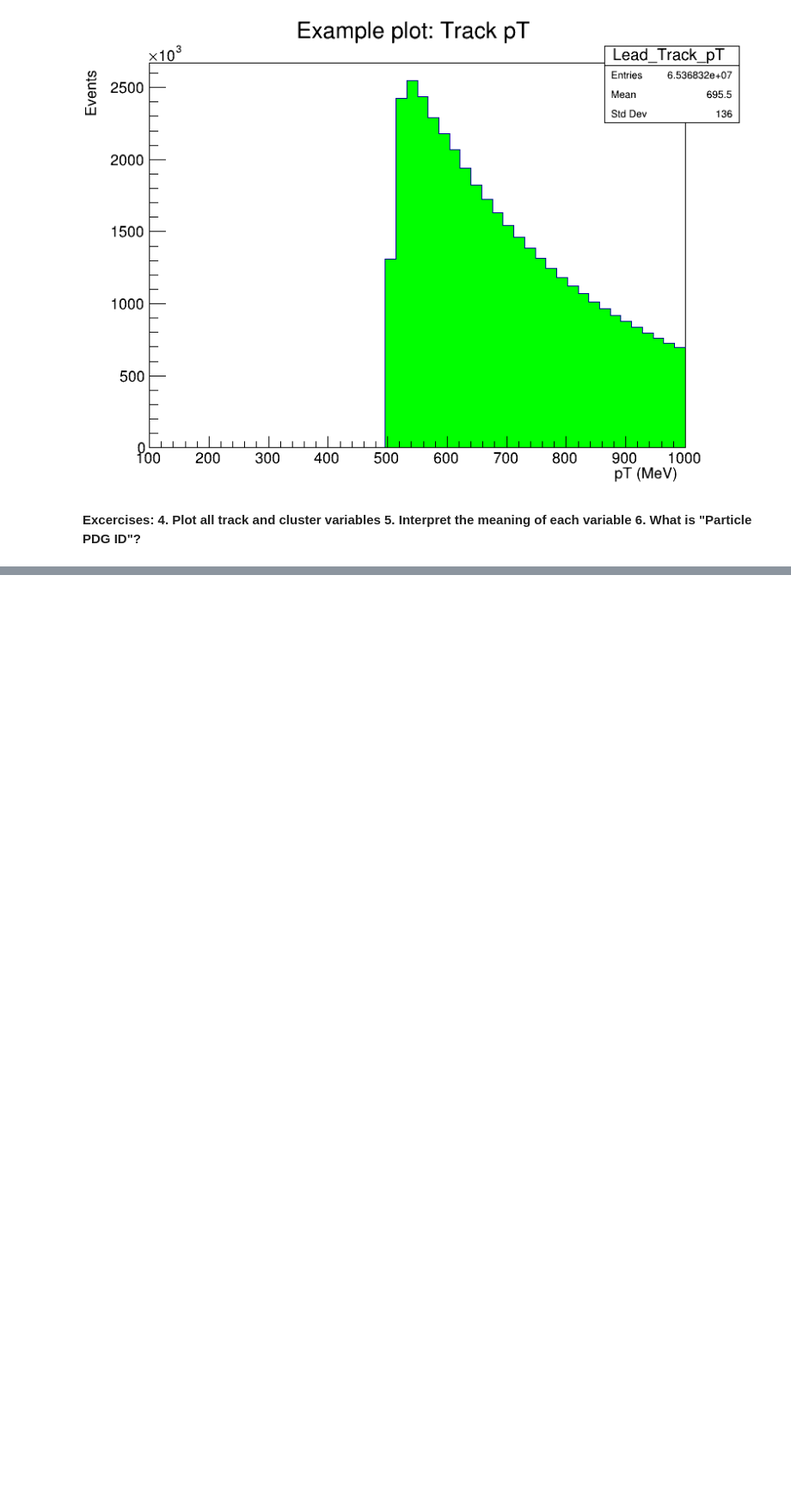
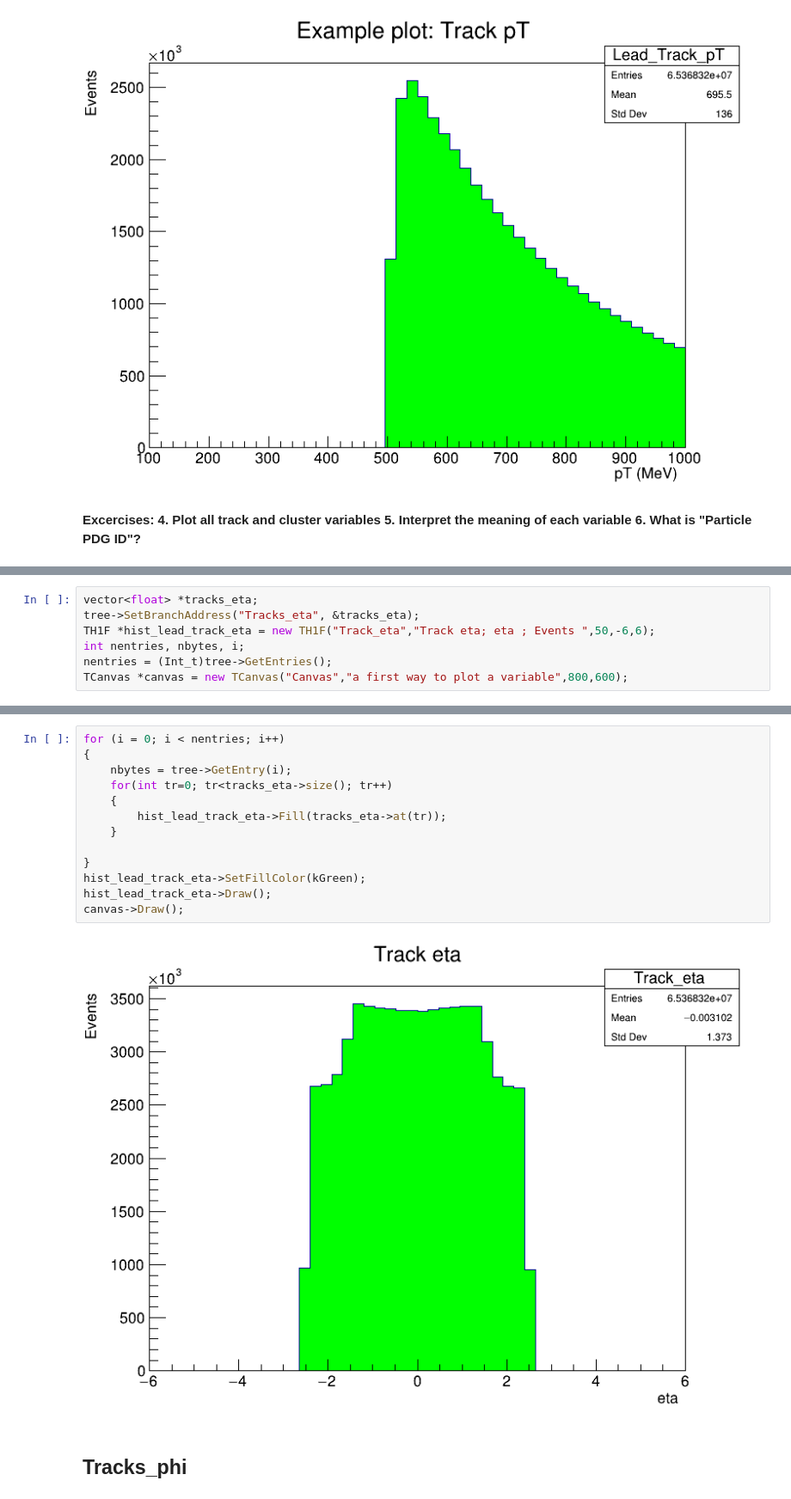
Before and after one commit to jummorenope/Temas-avanzados-en-f-sica-de-particulas, a Jupyter notebook: Actividad1/Tracks_Clusters_cpp.ipynb, the cells around one changed output, grey strips where cells are left out. Shown at 86% size. Cells and saved outputs as stored; diff of their text form; blank space fills up the shorter version.

Commit message:
Histogramas de variables Track y Cluster

```diff
--- a/Actividad1/Tracks_Clusters_cpp.ipynb
+++ b/Actividad1/Tracks_Clusters_cpp.ipynb
@@ -245,0 +248,7 @@ canvas->Draw();
+# %%
+vector<float> *tracks_eta;
+tree->SetBranchAddress("Tracks_eta", &tracks_eta);
+TH1F *hist_lead_track_eta = new TH1F("Track_eta","Track eta; eta ; Events ",50,-6,6);
+int nentries, nbytes, i;
+nentries = (Int_t)tree->GetEntries();
+TCanvas *canvas = new TCanvas("Canvas","a first way to plot a variable",800,600);
@@ -245,0 +257,17 @@ canvas->Draw();
+# %%
+for (i = 0; i < nentries; i++)
+{
+    nbytes = tree->GetEntry(i);
+    for(int tr=0; tr<tracks_eta->size(); tr++)
+    {
+        hist_lead_track_eta->Fill(tracks_eta->at(tr));
+    }
+
+}
+hist_lead_track_eta->SetFillColor(kGreen);
+hist_lead_track_eta->Draw();
+canvas->Draw();
+# %% [output]
+[figure, added]
+# %% [markdown]
+## Tracks_phi
```
Also changed, not shown: parts of 37 cells of this notebook.
